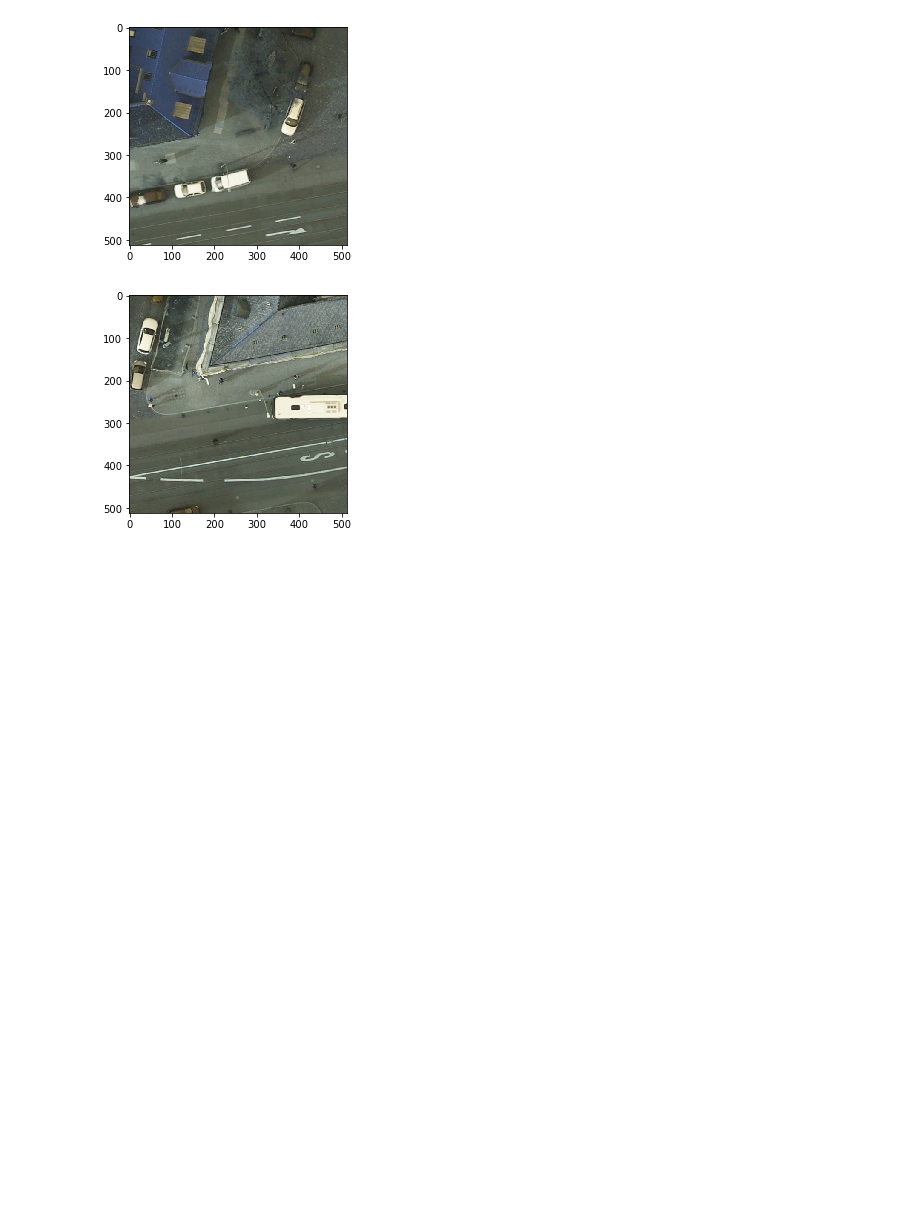
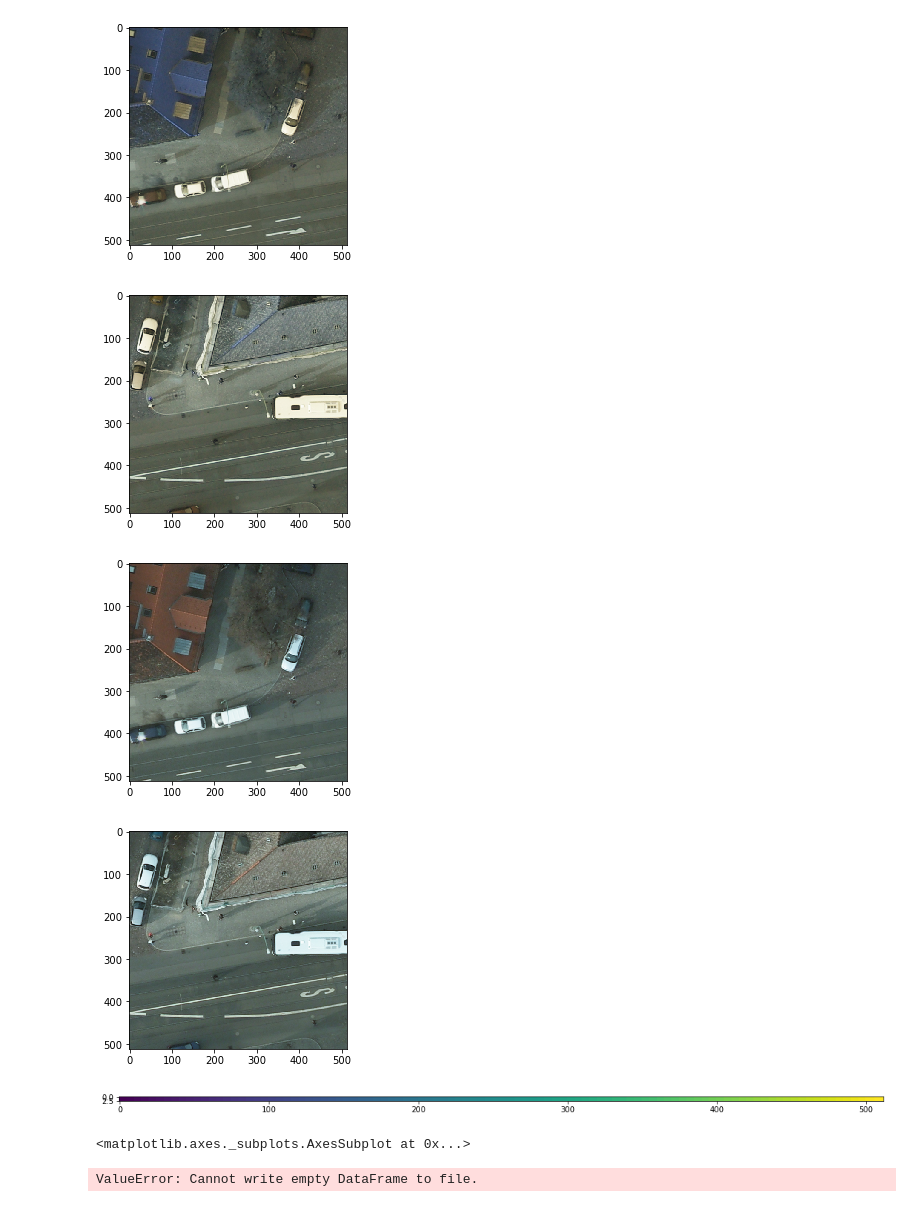
Before and after one commit to aspenmanning/learn_python, a Jupyter notebook: Assignment_093019.ipynb, the cells around one changed output. Saved outputs shown, nothing was run; the diff lists cells and outputs as text; code cells hidden in the pictures; blank space fills up the shorter version.

```diff
--- a/Assignment_093019.ipynb
+++ b/Assignment_093019.ipynb
@@ -64,6 +66,13 @@ from skimage.segmentation import slic
 from rasterio import features
 from geopandas import GeoDataFrame
 from collections import OrderedDict
+# %%
+for j in range(x_corner, x_corner + x_inc +1, x_inc):
+    win2 = src.read([1,2,3], window = Window(j, y_corner,x_inc, x_inc))
+    show(win2)
+# %% [output]
+[figure, added]
+[figure, added]
 # %%
 params={"compactness":20}
 for j in [0.01, 0.1, 1, 10, 100]:
@@ -71,0 +83,6 @@ for j in [0.01, 0.1, 1, 10, 100]:
+# %%
+fig = pyplot.subplots(1, 1, figsize=(18,18))
+show(slic_potsdam)
+# %% [output]
+[figure, added]
+<matplotlib.axes._subplots.AxesSubplot at 0x...>
@@ -71,0 +100,6 @@ for j in [0.01, 0.1, 1, 10, 100]:
+# %%
+vec2 = GeoDataFrame.from_features(records)
+vec2.crs = src.crs
+vec2.to_file("slic_potsdam.shp")
+# %% [output]
+ValueError: Cannot write empty DataFrame to file.
```
Also changed, not shown: parts of 11 cells of this notebook.
